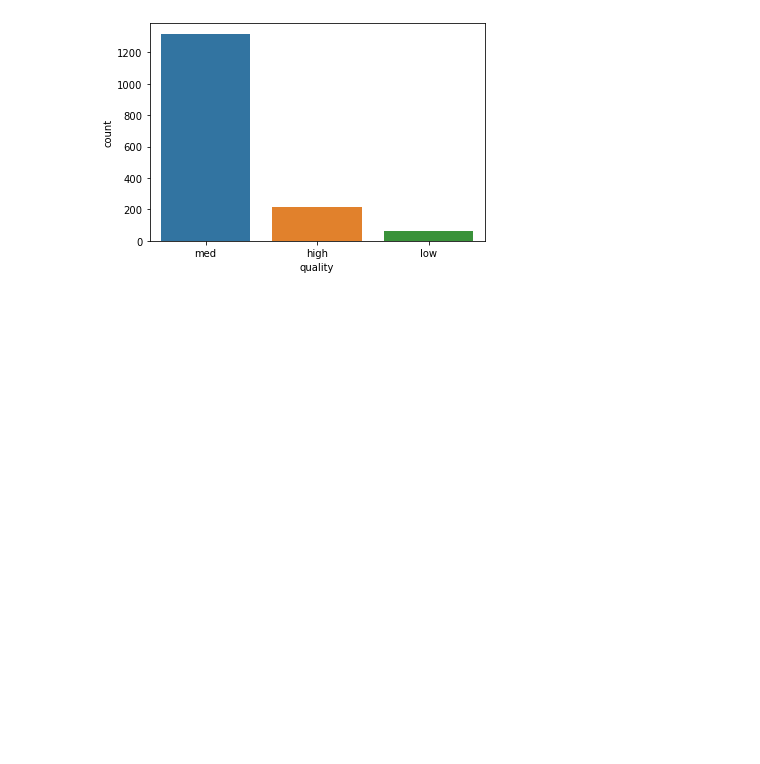
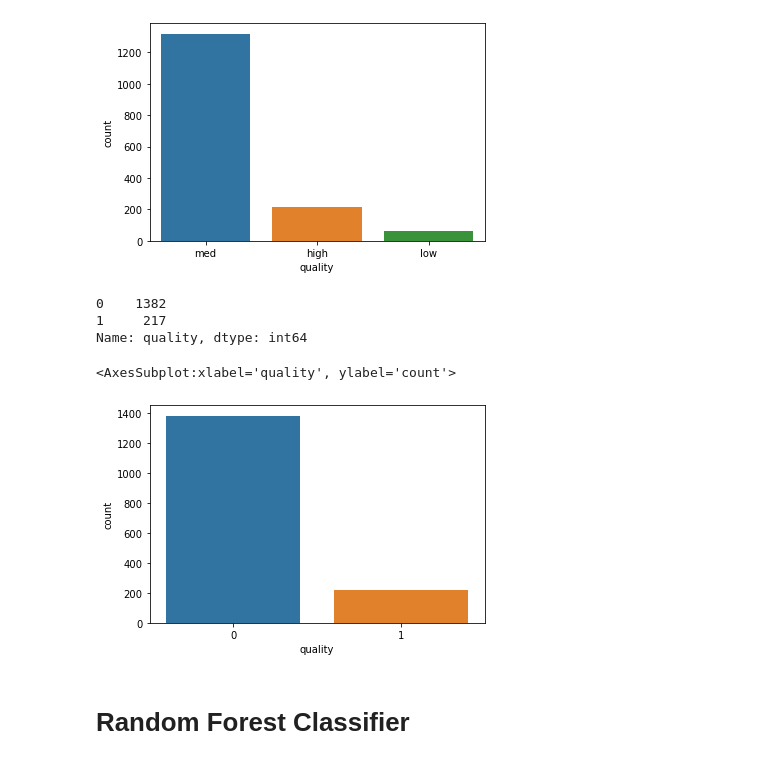
Before and after one commit to ErinBuday/Wine-Quality-Predictor, a Jupyter notebook: wine.ipynb, the cells around one changed output. Cells and saved outputs as stored; diff of their text form; code cells hidden in the pictures; blank space fills up the shorter version.

```diff
--- a/wine.ipynb
+++ b/wine.ipynb
@@ -117,3 +127,26 @@ sns.countplot(df_class['quality'])
 # %% [output]
 <AxesSubplot:xlabel='quality', ylabel='count'>
 [figure]
+# %%
+#Making binary classificaion for the response variable.
+#Dividing wine as good and bad by giving the limit for the quality
+bins = (2, 6.5, 8)
+group_names = ['bad', 'good']
+df['quality'] = pd.cut(df['quality'], bins = bins, labels = group_names)
+# %%
+# assigning a labels to our quality variable
+label_quality = LabelEncoder()
+# %%
+# Bad is 0 and good is 1
+df['quality'] = label_quality.fit_transform(df['quality'])
+# %%
+df['quality'].value_counts()
+# %% [output]
+0    1382
+1     217
+Name: quality, dtype: int64
+# %%
+sns.countplot(df['quality'])
+# %% [output]
+<AxesSubplot:xlabel='quality', ylabel='count'>
+[figure, added]
@@ -119,0 +166,2 @@ sns.countplot(df_class['quality'])
+# %% [markdown]
+# Random Forest Classifier
```
Also changed, not shown: parts of 13 cells of this notebook, 5 other files.
